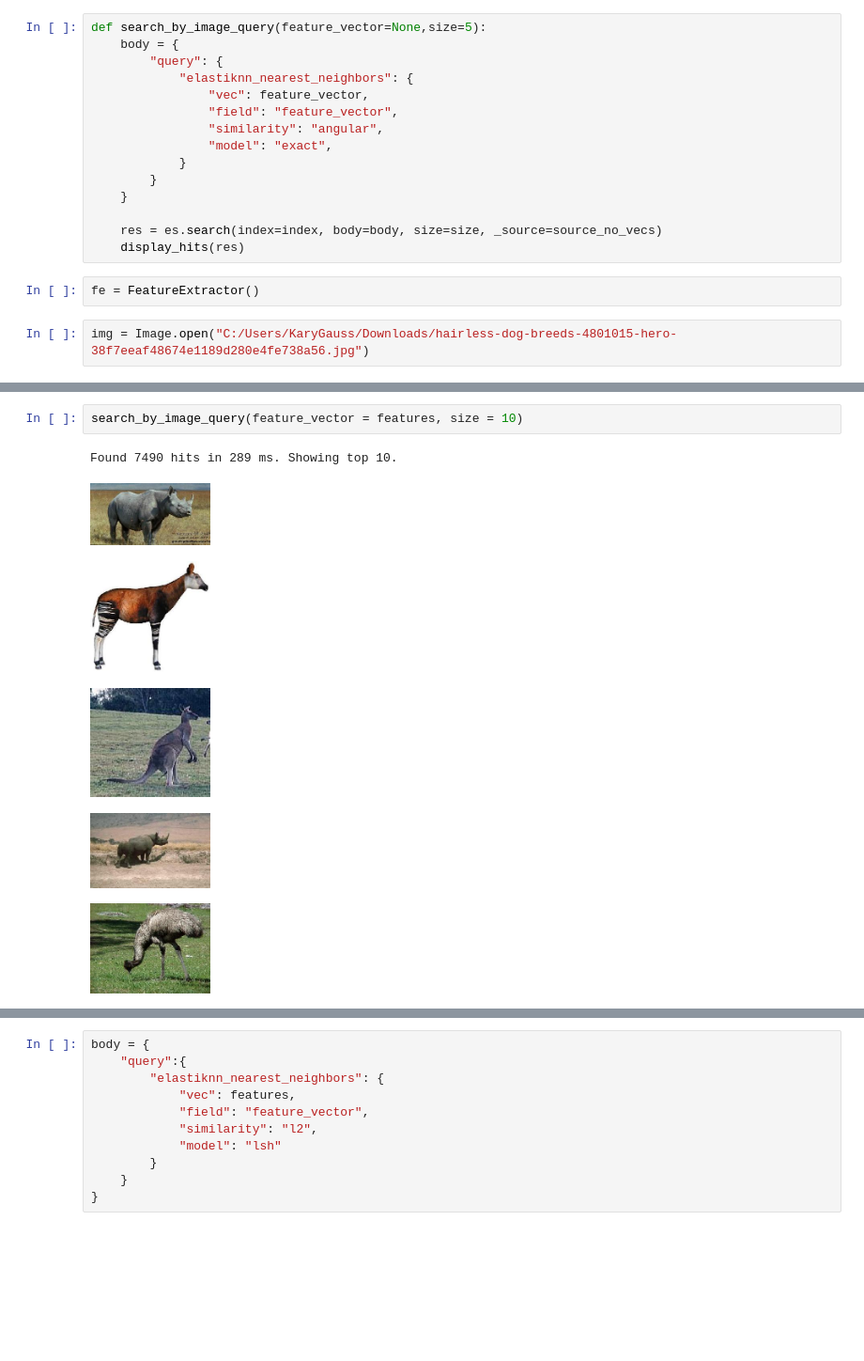
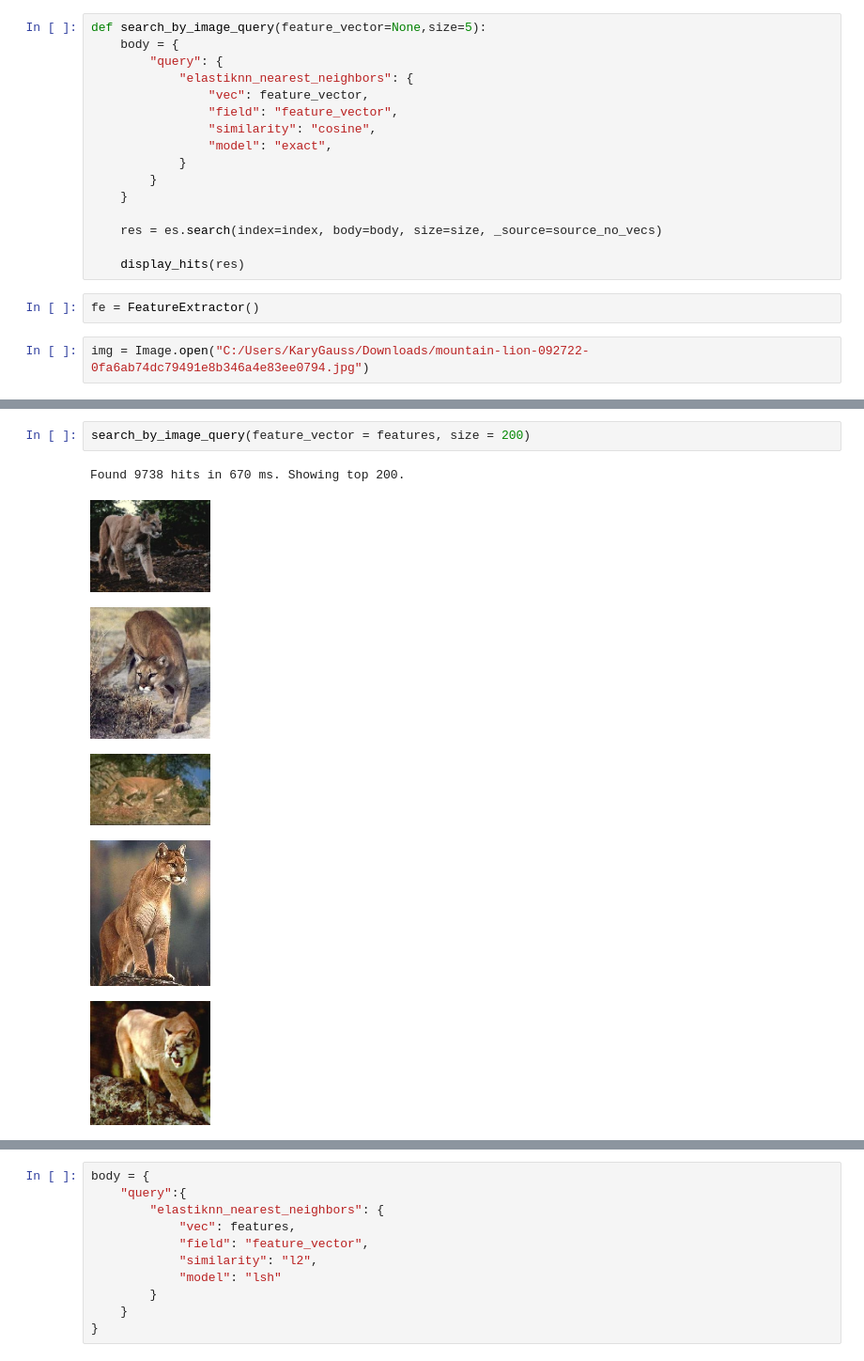
Before and after one commit to karygauss03/Image-Search-Engine---Content-Based, a Jupyter notebook: data-preparation/Testing image query.ipynb, the cells around one changed output, grey strips where cells are left out. Shown at 94% size. Saved outputs shown, nothing was run; the diff lists cells and outputs as text; blank space fills up the shorter version.

```diff
--- a/data-preparation/Testing image query.ipynb
+++ b/data-preparation/Testing image query.ipynb
@@ -34,18 +34,19 @@ def search_by_image_query(feature_vector=None,size=5):
             "elastiknn_nearest_neighbors": {
                 "vec": feature_vector,
                 "field": "feature_vector",
-                "similarity": "angular",
+                "similarity": "cosine",
                 "model": "exact",
             }
         }
     }
 
     res = es.search(index=index, body=body, size=size, _source=source_no_vecs)
+
     display_hits(res)
 # %%
 fe = FeatureExtractor()
 # %%
-img = Image.open("C:/Users/KaryGauss/Downloads/hairless-dog-breeds-4801015-hero-38f7eeaf48674e1189d280e4fe738a56.jpg")
+img = Image.open("C:/Users/KaryGauss/Downloads/mountain-lion-092722-0fa6ab74dc79491e8b346a4e83ee0794.jpg")
 # %%
 features = fe.extract(img)
 # %% [output]
@@ -53,9 +54,9 @@ features = fe.extract(img)
 # %%
-search_by_image_query(feature_vector = features, size = 10)
+search_by_image_query(feature_vector = features, size = 200)
 # %% [output]
-Found 7490 hits in 289 ms. Showing top 10.
+Found 9738 hits in 670 ms. Showing top 200.
-[figure, old version]
+[figure, new version]
-[figure, old version]
+[figure, new version]
-[figure, old version]
+[figure, new version]
-[figure, old version]
+[figure, new version]
-[figure, old version]
+[figure, new version]
```
Also changed, not shown: parts of 3 cells of this notebook.
